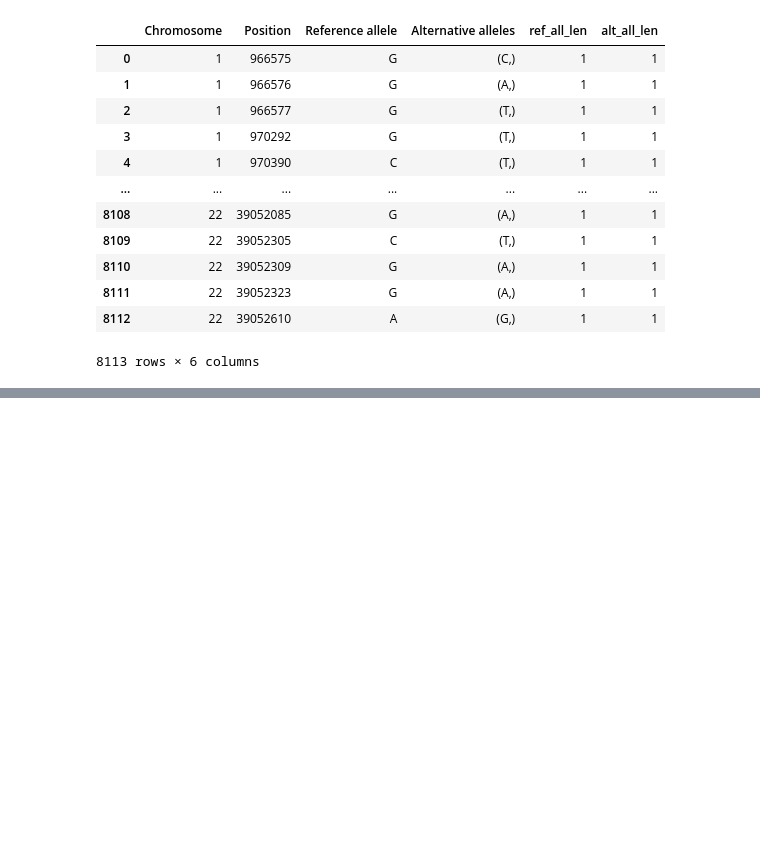
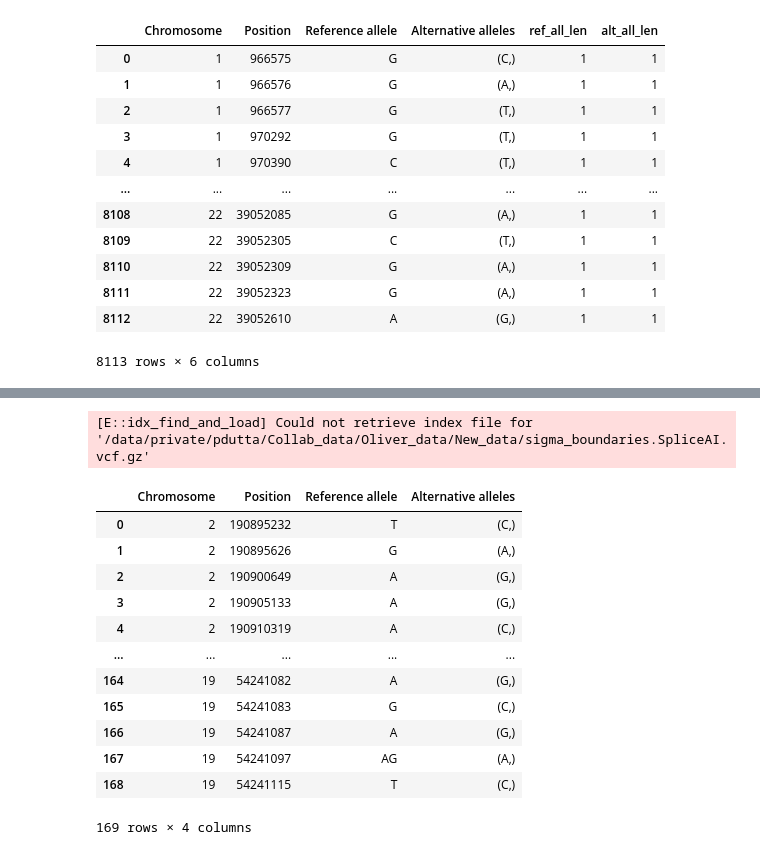
Before and after one commit to duttaprat/Postdoc, a Jupyter notebook: Collab_code/Oliver_scripts/new_scripts/data.ipynb, the cells around one changed output, grey strips where cells are left out. Cells and saved outputs as stored; diff of their text form; code cells hidden in the pictures; blank space fills up the shorter version.

```diff
--- a/Collab_code/Oliver_scripts/new_scripts/data.ipynb
+++ b/Collab_code/Oliver_scripts/new_scripts/data.ipynb
@@ -107,0 +124,41 @@ fig.show()
+# %%
+Splice_VCF = "/data/private/pdutta/Collab_data/Oliver_data/New_data/sigma_boundaries.SpliceAI.vcf.gz"
+splice_vcf_file = pysam.VariantFile(Splice_VCF)
+# %% [output]
+[E::idx_find_and_load] Could not retrieve index file for '/data/private/pdutta/Collab_data/Oliver_data/New_data/sigma_boundaries.SpliceAI.vcf.gz'
+# %%
+# Lists to store the extracted data
+chromosomes = []
+positions = []
+ref_alleles = []
+alt_alleles = []
+
+for rec in splice_vcf_file.fetch():
+    chromosomes.append(rec.chrom)
+    positions.append(rec.pos)
+    ref_alleles.append(rec.ref)
+    alt_alleles.append(rec.alts)
+
+# Create a DataFrame
+df_splice = pd.DataFrame({
+    'Chromosome': chromosomes,
+    'Position': positions,
+    'Reference allele': ref_alleles,
+    'Alternative alleles': alt_alleles
+})
+# %%
+df_splice
+# %% [output]
+|  | Chromosome | Position | Reference allele | Alternative alleles |
+| 0 | 2 | 190895232 | T | (C,) |
+| 1 | 2 | 190895626 | G | (A,) |
+| 2 | 2 | 190900649 | A | (G,) |
+| 3 | 2 | 190905133 | A | (G,) |
+| 4 | 2 | 190910319 | A | (C,) |
+| ... | ... | ... | ... | ... |
+| 164 | 19 | 54241082 | A | (G,) |
+| 165 | 19 | 54241083 | G | (C,) |
+| 166 | 19 | 54241087 | A | (G,) |
+| 167 | 19 | 54241097 | AG | (A,) |
+| 168 | 19 | 54241115 | T | (C,) |
+169 rows × 4 columns
```
Also changed, not shown: parts of 4 cells of this notebook, 12 other files.
